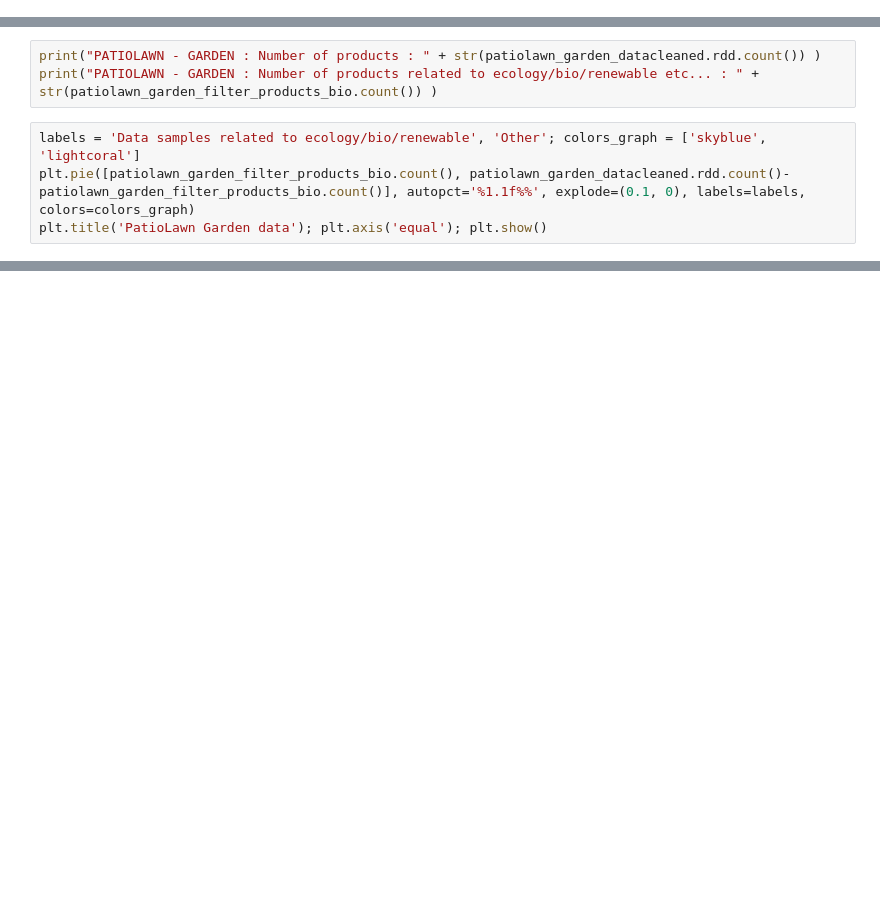
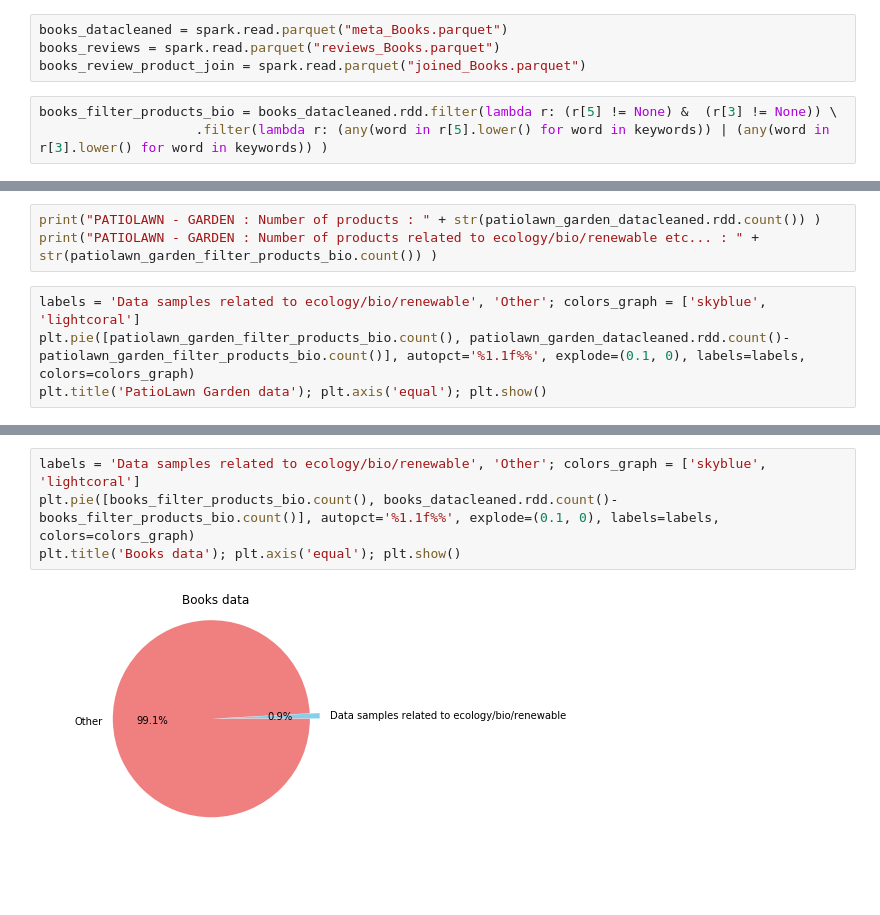
Before and after one commit to MaxencePPierre/ada-project, a Jupyter notebook: project_general.ipynb, the cells around one changed output, grey strips where cells are left out. Drawn from its saved outputs; the diff is of its cells as text; blank space fills up the shorter version.

Commit message:
Added books analysis to project_general

```diff
--- a/project_general.ipynb
+++ b/project_general.ipynb
@@ -147,3 +153,10 @@ patiolawn_garden_filter_products_bio = patiolawn_garden_datacleaned.rdd.filter(l
+# %%
+books_datacleaned = spark.read.parquet("meta_Books.parquet")
+books_reviews = spark.read.parquet("reviews_Books.parquet")
+books_review_product_join = spark.read.parquet("joined_Books.parquet")
+# %%
+books_filter_products_bio = books_datacleaned.rdd.filter(lambda r: (r[5] != None) &  (r[3] != None)) \
+                    .filter(lambda r: (any(word in r[5].lower() for word in keywords)) | (any(word in r[3].lower() for word in keywords)) )
 # %% [markdown]
 <br>
 
@@ -196,3 +217,9 @@ grocery_food_filter_products_bio.take(1)
+# %%
+labels = 'Data samples related to ecology/bio/renewable', 'Other'; colors_graph = ['skyblue', 'lightcoral']
+plt.pie([books_filter_products_bio.count(), books_datacleaned.rdd.count()-books_filter_products_bio.count()], autopct='%1.1f%%', explode=(0.1, 0), labels=labels, colors=colors_graph)
+plt.title('Books data'); plt.axis('equal'); plt.show()
+# %% [output]
+[figure, added]
 # %% [markdown]
 <br>
 <br>
```
Also changed, not shown: parts of 20 cells of this notebook, 1 other file.
